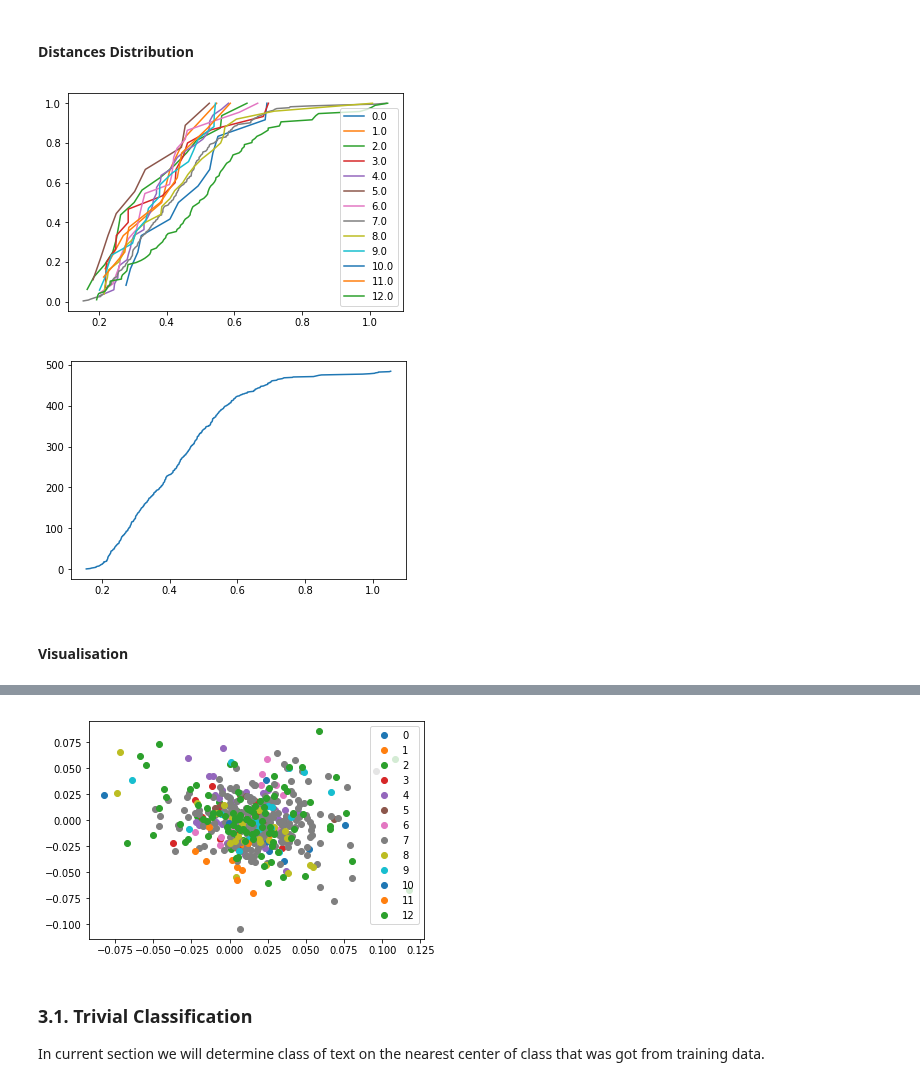
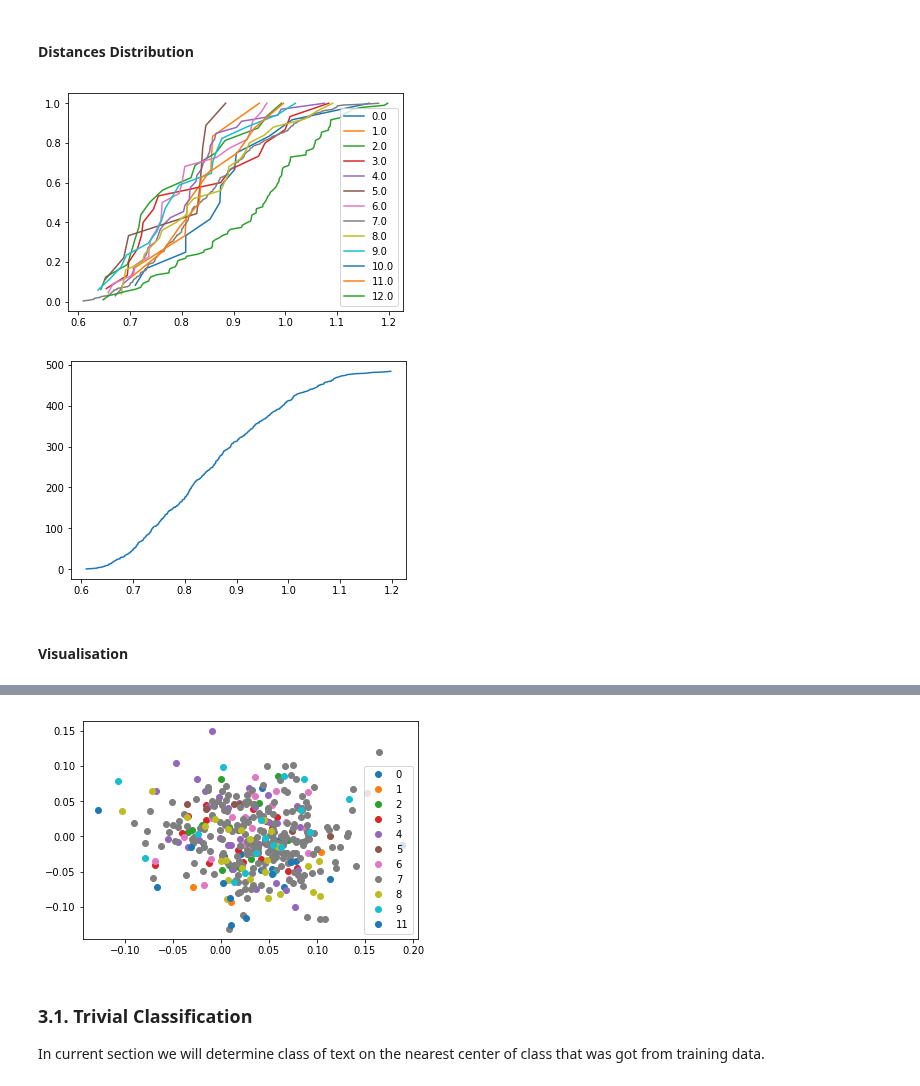
Before and after one commit to ASEDOS999/SearchScript, a Jupyter notebook: SemanticAnalysis/Experiments/TextsClusters/Clusterization.ipynb, the cells around one changed output, grey strips where cells are left out. Saved outputs shown, nothing was run; the diff lists cells and outputs as text; code cells hidden in the pictures.

```diff
--- a/SemanticAnalysis/Experiments/TextsClusters/Clusterization.ipynb
+++ b/SemanticAnalysis/Experiments/TextsClusters/Clusterization.ipynb
@@ -89,6 +89,7 @@ list_tag_ud = new
 
 You can see that each segment is linked by one sence and has not some excess sentences. But there are segmentes that should be united. An example of such pairs is the pair of the first and second segments. It is one script step that can be named 'Request Generation'.
 # %%
-D = [(np.linalg.norm(i-TT[ind+1]), list_texts[ind], list_texts[ind+1]) for ind, i in enumerate(TT[:-1])]
+n  =lambda x: x/np.linalg.norm(x)
+D = [(np.dot(n(i),n(TT[ind+1])), list_texts[ind], list_texts[ind+1]) for ind, i in enumerate(TT[:-1])]
 D
 # %% [output]
@@ -129,3 +126,0 @@ list_texts, text_vectors = union(list_texts, TT)
-# %%
-for i in list_texts:
-    print('NEW SEGMENT\n',i,'\n')
@@ -150,5 +126,0 @@ NEW SEGMENT
-# %%
-D = list()
-for ind, i in enumerate(text_vectors[:-1]):
-    D.append((np.linalg.norm(i - text_vectors[ind+1]), list_texts[ind], list_texts[ind+1]))
-D
@@ -177,6 +131,26 @@ import pickle
 with open('MarkedTexts.pickle', 'rb') as f:
     d = pickle.load(f)
     f.close
+# %%
+def update(elem, model = model):
+    s = np.zeros((300,))
+    for i in elem[3]:
+        for j in i:
+            if type(j) == type(list()):
+                for k in j:
+                    if model.__contains__(k):
+                        s+= model[k]
+            else:
+                if model.__contains__(j):
+                    s+= model[j]
+    return (elem[0], s/np.linalg.norm(s), elem[2])
+new_d  =list()
+for i in d:
+    cur = list()
+    for j in i:
+        cur.append(update(j))
+    new_d.append(cur)
+d = new_d
 # %%
 import numpy as np
 data = list()
@@ -232,7 +206,7 @@ for key in keys:
 plt.legend(keys)
 plt.show()
 # %% [output]
-[figure, old version]
+[figure, new version]
 # %%
 vectors = [i[1] for i in data_copy]
 center = sum(vectors)/len(vectors)
@@ -244,13 +218,13 @@ import matplotlib.pyplot as plt
 plt.plot(distances, y)
 plt.show()
 # %% [output]
-[figure, old version]
+[figure, new version]
 # %% [markdown]
 #### Visualisation
 # %%
 from sklearn.decomposition import PCA
-X = np.array([i[1] for i in data_copy])
-Y = [int(i[2]) for i in data_copy]
+X = np.array([i[1] for i in data])
+Y = [int(i[2]) for i in data]
 classes = list({int(i):None for i in Y}.keys())
 pca = PCA(n_components = 2)
 X_new = pca.fit_transform(X)
@@ -266,4 +240,4 @@ ERROR:root:Line magic function `%matplotlin` not found.
-[figure, old version]
+[figure, new version]
 # %% [markdown]
 ### 3.1. Trivial Classification
 
```
Also changed, not shown: parts of 23 cells of this notebook.
